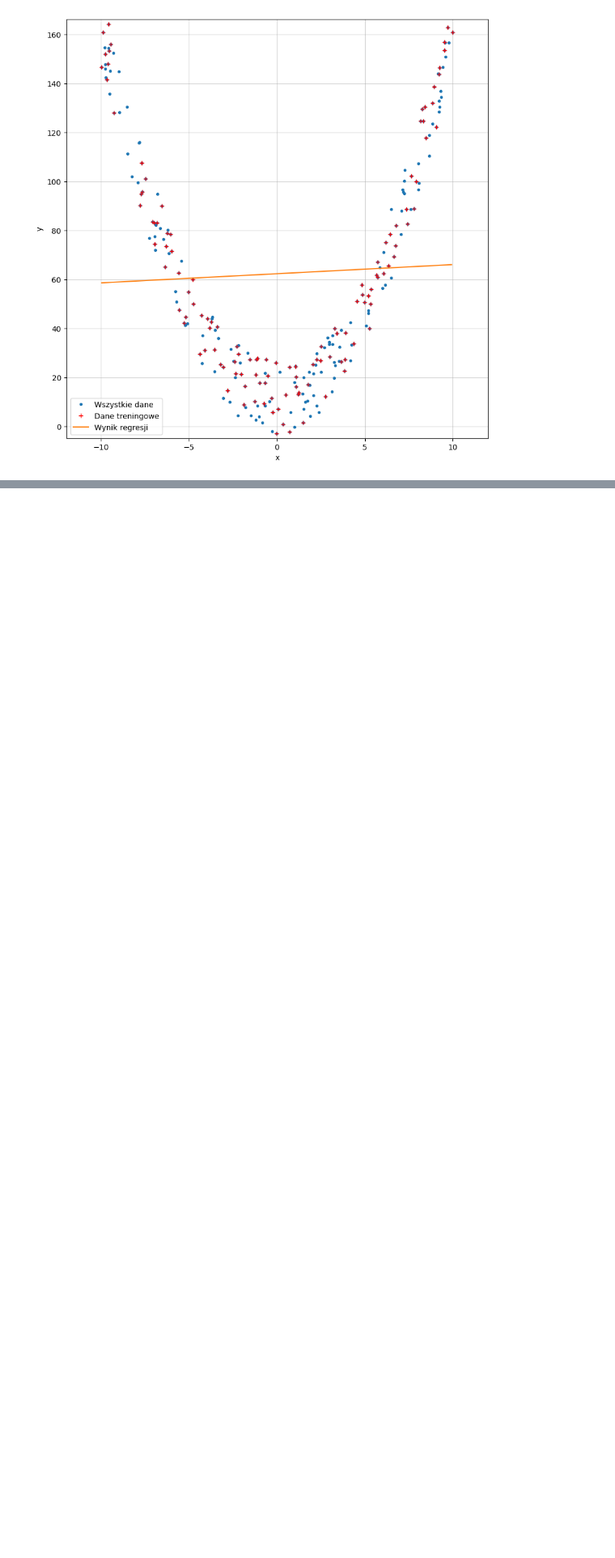
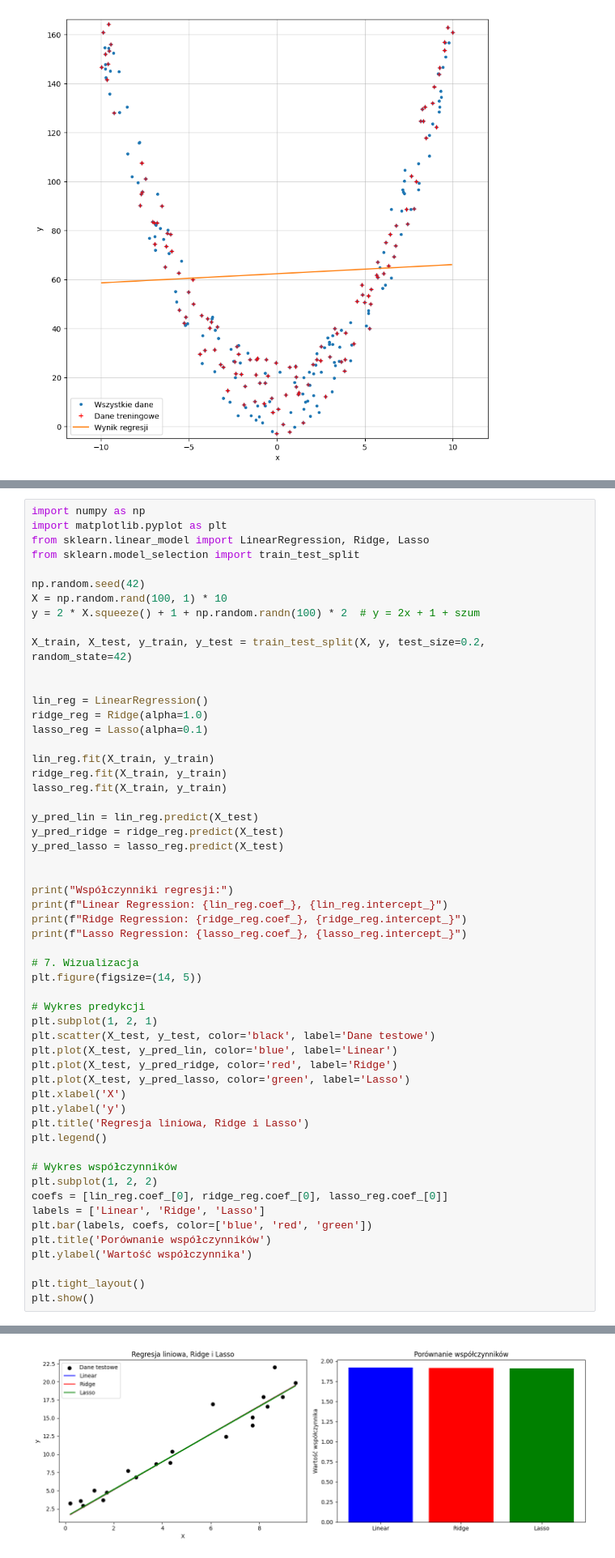
Before and after one commit to November7/AI4Youth, a Jupyter notebook: Spotkanie 3 [27.06.2025]/Modele ML/Regresja liniowa.ipynb, the cells around one changed output, grey strips where cells are left out. Shown at 81% size. Drawn from its saved outputs; the diff is of its cells as text; blank space fills up the shorter version.

```diff
--- a/Spotkanie 3 [27.06.2025]/Modele ML/Regresja liniowa.ipynb
+++ b/Spotkanie 3 [27.06.2025]/Modele ML/Regresja liniowa.ipynb
@@ -202,0 +182,56 @@ Wynik dopasowania do wszystkich danych: -0.09%
+# %%
+import numpy as np
+import matplotlib.pyplot as plt
+from sklearn.linear_model import LinearRegression, Ridge, Lasso
+from sklearn.model_selection import train_test_split
+
+np.random.seed(42)
+X = np.random.rand(100, 1) * 10
+y = 2 * X.squeeze() + 1 + np.random.randn(100) * 2  # y = 2x + 1 + szum
+
+X_train, X_test, y_train, y_test = train_test_split(X, y, test_size=0.2, random_state=42)
+
+
+lin_reg = LinearRegression()
+ridge_reg = Ridge(alpha=1.0)
+lasso_reg = Lasso(alpha=0.1)
+
+lin_reg.fit(X_train, y_train)
+ridge_reg.fit(X_train, y_train)
+lasso_reg.fit(X_train, y_train)
+
+y_pred_lin = lin_reg.predict(X_test)
+y_pred_ridge = ridge_reg.predict(X_test)
+y_pred_lasso = lasso_reg.predict(X_test)
+
+
+print("Współczynniki regresji:")
+print(f"Linear Regression: {lin_reg.coef_}, {lin_reg.intercept_}")
+print(f"Ridge Regression: {ridge_reg.coef_}, {ridge_reg.intercept_}")
+print(f"Lasso Regression: {lasso_reg.coef_}, {lasso_reg.intercept_}")
+
+# 7. Wizualizacja
+plt.figure(figsize=(14, 5))
+
+# Wykres predykcji
+plt.subplot(1, 2, 1)
+plt.scatter(X_test, y_test, color='black', label='Dane testowe')
+plt.plot(X_test, y_pred_lin, color='blue', label='Linear')
+plt.plot(X_test, y_pred_ridge, color='red', label='Ridge')
+plt.plot(X_test, y_pred_lasso, color='green', label='Lasso')
+plt.xlabel('X')
+plt.ylabel('y')
+plt.title('Regresja liniowa, Ridge i Lasso')
+plt.legend()
+
+# Wykres współczynników
+plt.subplot(1, 2, 2)
+coefs = [lin_reg.coef_[0], ridge_reg.coef_[0], lasso_reg.coef_[0]]
+labels = ['Linear', 'Ridge', 'Lasso']
+plt.bar(labels, coefs, color=['blue', 'red', 'green'])
+plt.title('Porównanie współczynników')
+plt.ylabel('Wartość współczynnika')
+
+plt.tight_layout()
+plt.show()
+# %% [output]
@@ -202,0 +242 @@ Wynik dopasowania do wszystkich danych: -0.09%
+[figure, added]
```
Also changed, not shown: parts of 8 cells of this notebook, 4 other files.
